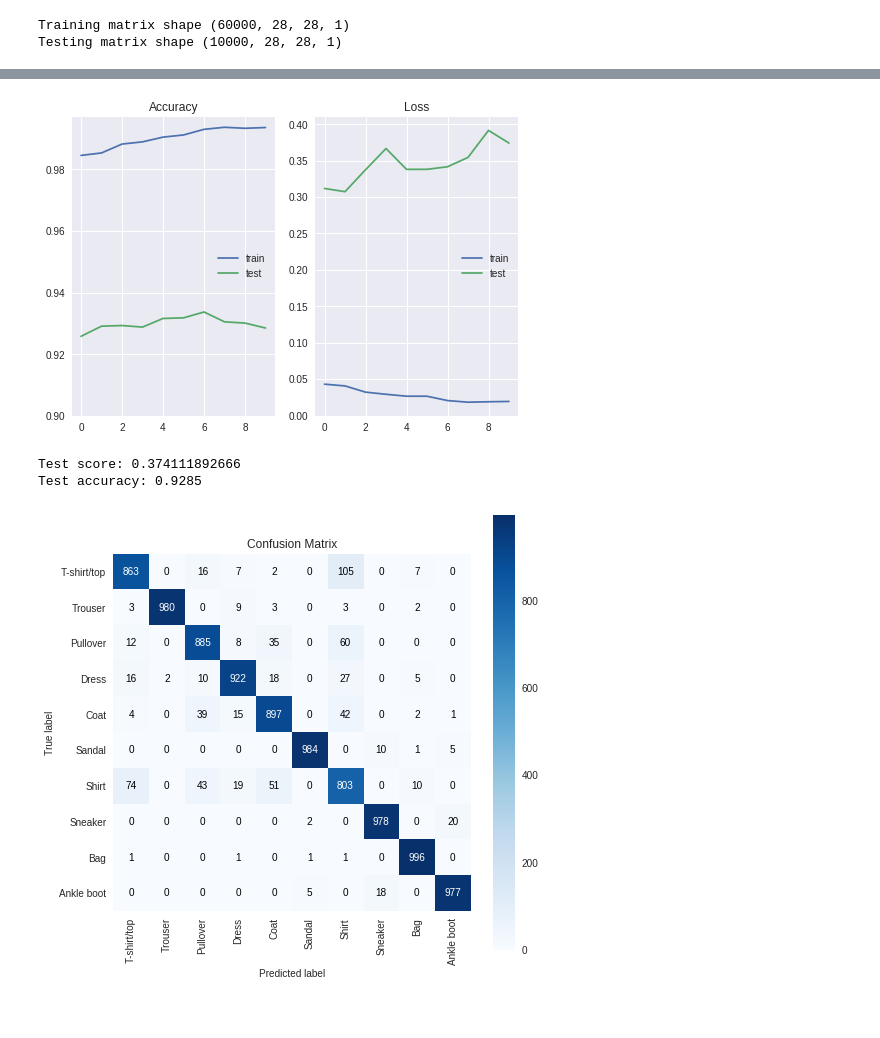
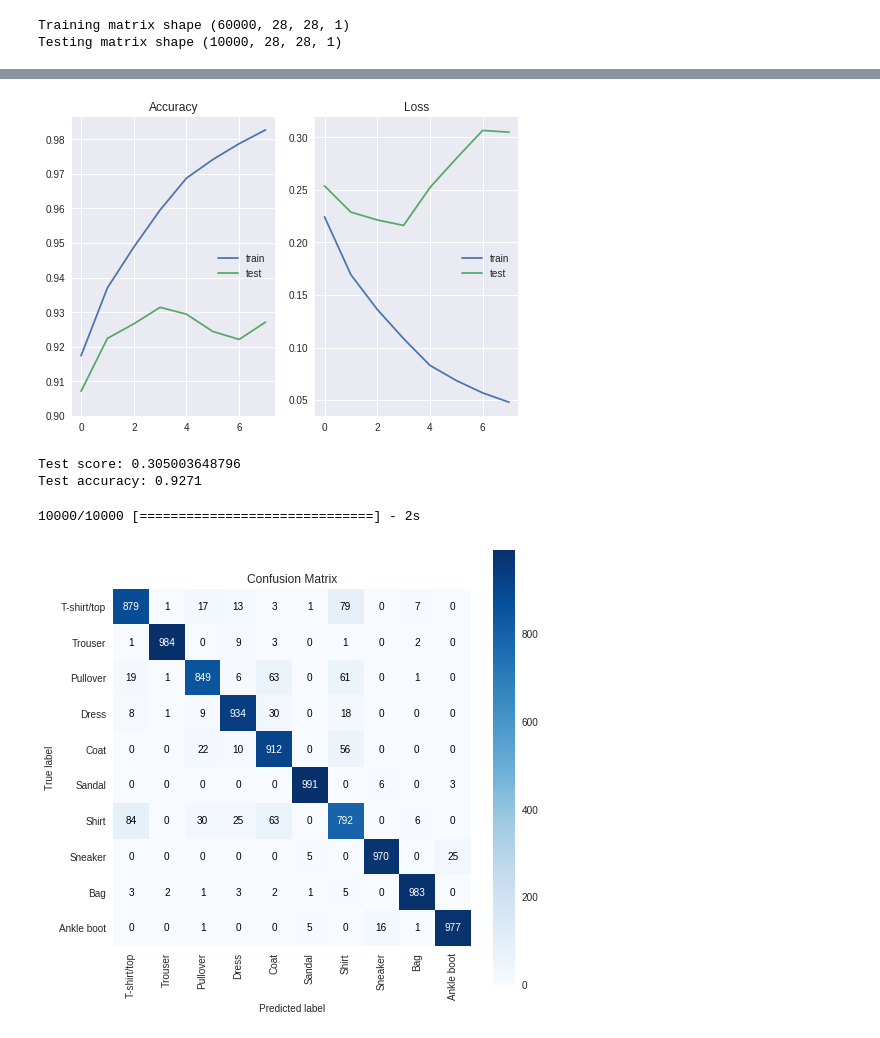
Before and after one commit to emredjan/keras-mnist-tutorial, a Jupyter notebook: keras_mnist.ipynb, the cells around one changed output, grey strips where cells are left out. Drawn from its saved outputs; the diff is of its cells as text; code cells hidden in the pictures.

```diff
--- a/keras_mnist.ipynb
+++ b/keras_mnist.ipynb
@@ -34,6 +32,4 @@ https://github.com/zalandoresearch/fashion-mnist/blob/master/utils/mnist_reader.
 # %%
-# https://github.com/zalandoresearch/fashion-mnist/blob/master/utils/mnist_reader.py
-
 def load_mnist(path, kind='train'):
     import os
     import gzip
@@ -41,11 +37,9 @@ def load_mnist(path, kind='train'):
 
     """Load MNIST data from `path`"""
     labels_path = os.path.join(path,
-                               '%s-labels-idx1-ubyte.gz'
-                               % kind)
+                               f'{kind}-labels-idx1-ubyte.gz')
     images_path = os.path.join(path,
-                               '%s-images-idx3-ubyte.gz'
-                               % kind)
+                               f'{kind}-images-idx3-ubyte.gz')
 
     with gzip.open(labels_path, 'rb') as lbpath:
         labels = np.frombuffer(lbpath.read(), dtype=np.uint8,
@@ -126,10 +120,15 @@ model.compile(loss='categorical_crossentropy',
               optimizer='adam',
               metrics=['accuracy'])
 # %%
+from keras.callbacks import EarlyStopping
+
+early_stopping_monitor = EarlyStopping(patience=3)
+
 model_train = model.fit(X_train, Y_train,
-                        batch_size=256,
-                        epochs=10,
+                        batch_size=128,
+                        epochs=30,
                         verbose=1,
+                        callbacks=[early_stopping_monitor],
                         validation_data=(X_test, Y_test))
 # %% [output]
 Train on 60000 samples, validate on 10000 samples
@@ -163,21 +162,23 @@ plt.plot(model_train.history['val_loss'], label='test')
 plt.title('Loss')
 plt.legend(loc='center right');
 # %% [output]
-[figure, old version]
+[figure, new version]
 # %%
 score = model.evaluate(X_test, Y_test, verbose=0)
 print('Test score:', score[0])
 print('Test accuracy:', score[1])
 # %% [output]
-Test score: 0.374111892666
-Test accuracy: 0.9285
+Test score: 0.305003648796
+Test accuracy: 0.9271
 # %%
 Y_pred = model.predict_classes(X_test)
+# %% [output]
+10000/10000 [==============================] - 2s
 # %%
 from scikitplot.metrics import plot_confusion_matrix
 
 plot_confusion_matrix(Y_test.argmax(1), Y_pred, figsize=(8, 8))
-plt.xticks(range(10), labels, rotation=90)
-plt.yticks(range(10), labels);
+plt.xticks(range(len(labels)), labels, rotation=90)
+plt.yticks(range(len(labels)), labels);
 # %% [output]
-[figure, old version]
+[figure, new version]
```
Also changed, not shown: parts of 5 cells of this notebook.
